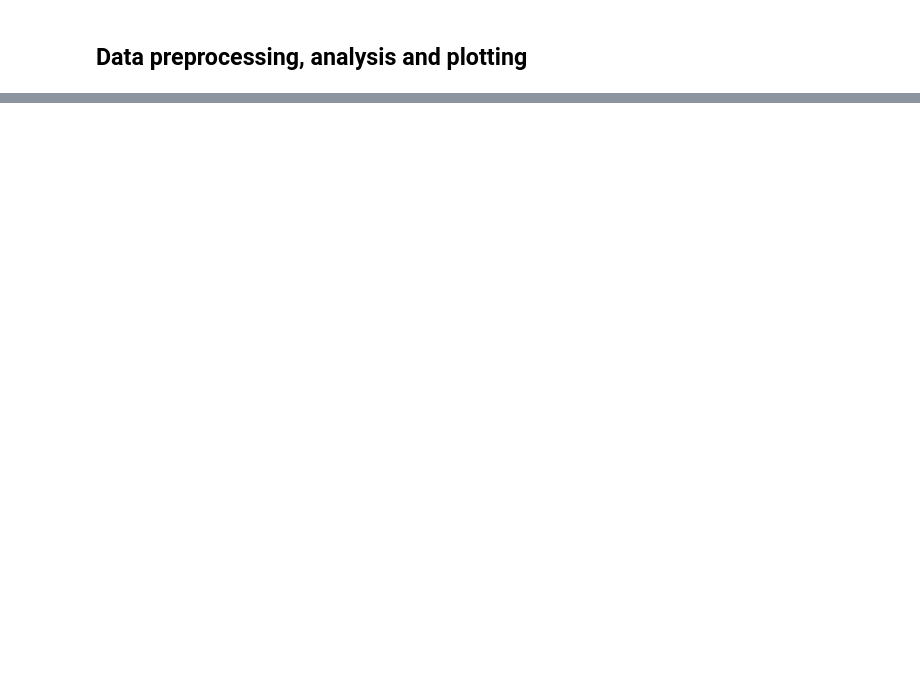
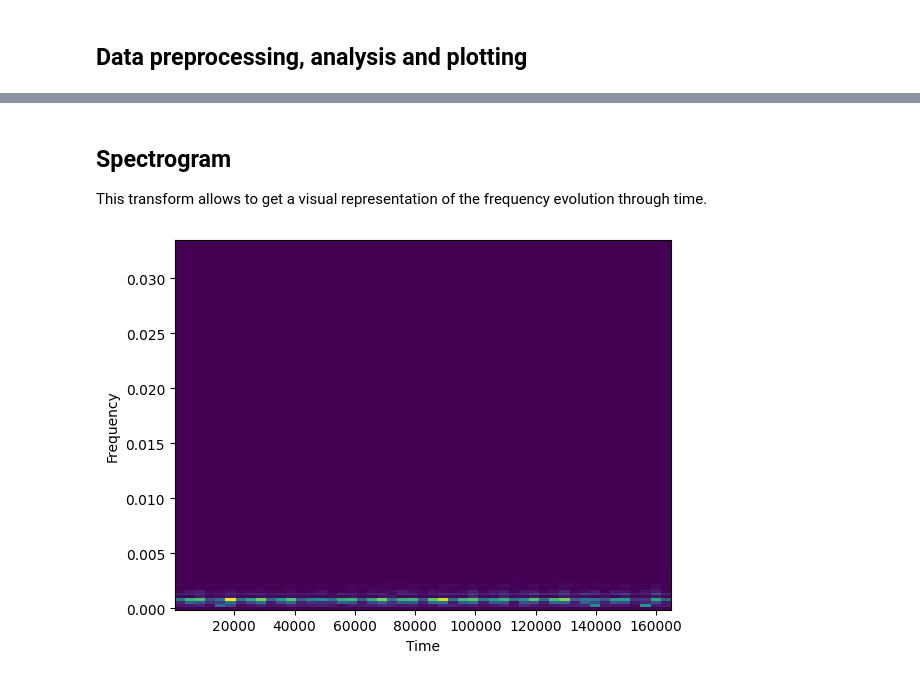
Before and after one commit to pascaltribel/trail_2024, a Jupyter notebook: DataAnalysis.ipynb, the cells around one changed output, grey strips where cells are left out. Drawn from its saved outputs; the diff is of its cells as text; code cells hidden in the pictures; blank space fills up the shorter version.

```diff
--- a/DataAnalysis.ipynb
+++ b/DataAnalysis.ipynb
@@ -44,0 +43,11 @@ na
+# %% [markdown]
+## Spectrogram
+This transform allows to get a visual representation of the frequency evolution through time.
+# %%
+fs, t, Sxx = scipy.signal.spectrogram(load, fs=1/15)
+plt.pcolormesh(t, fs, Sxx)
+plt.xlabel("Time")
+plt.ylabel("Frequency")
+plt.show()
+# %% [output]
+[figure, added]
```
Also changed, not shown: parts of 12 cells of this notebook, 4 other files.
